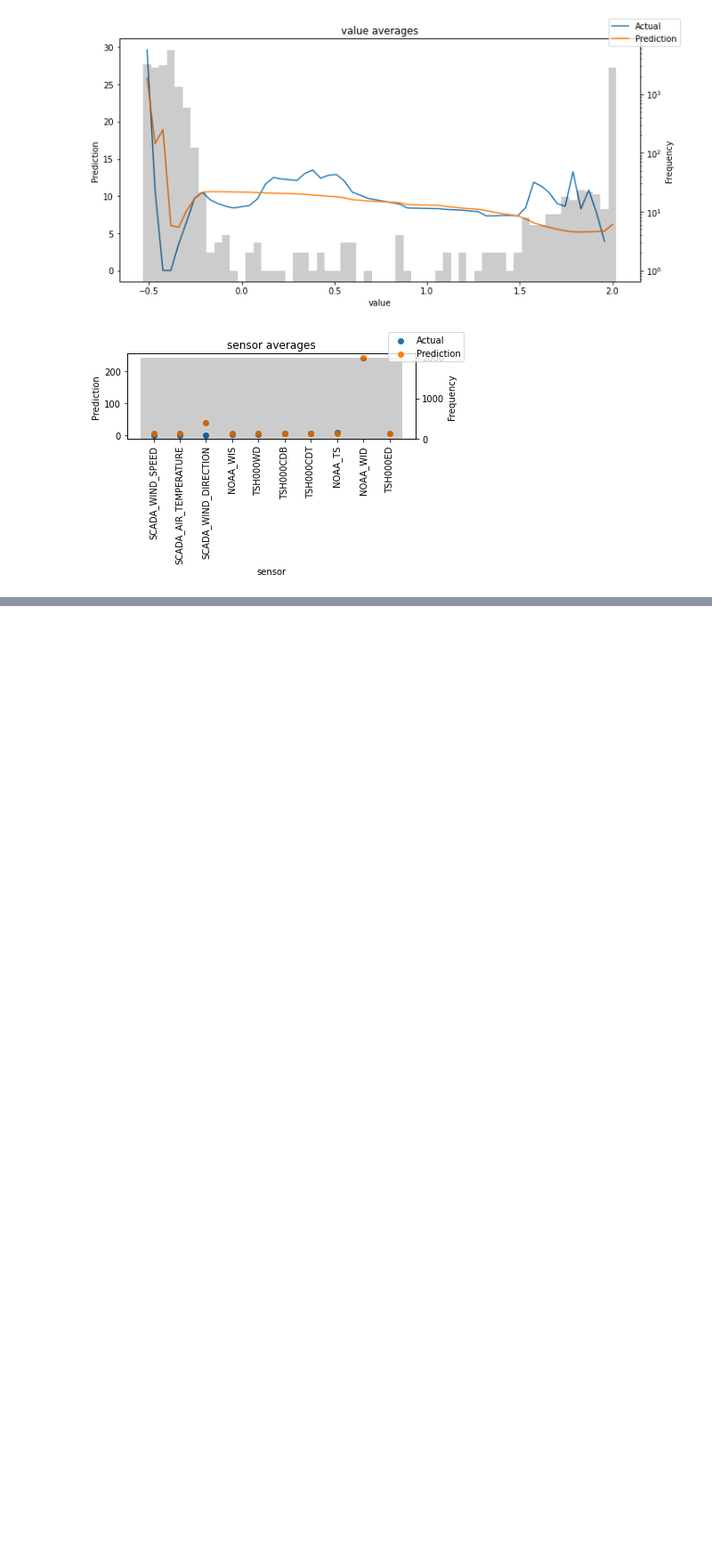
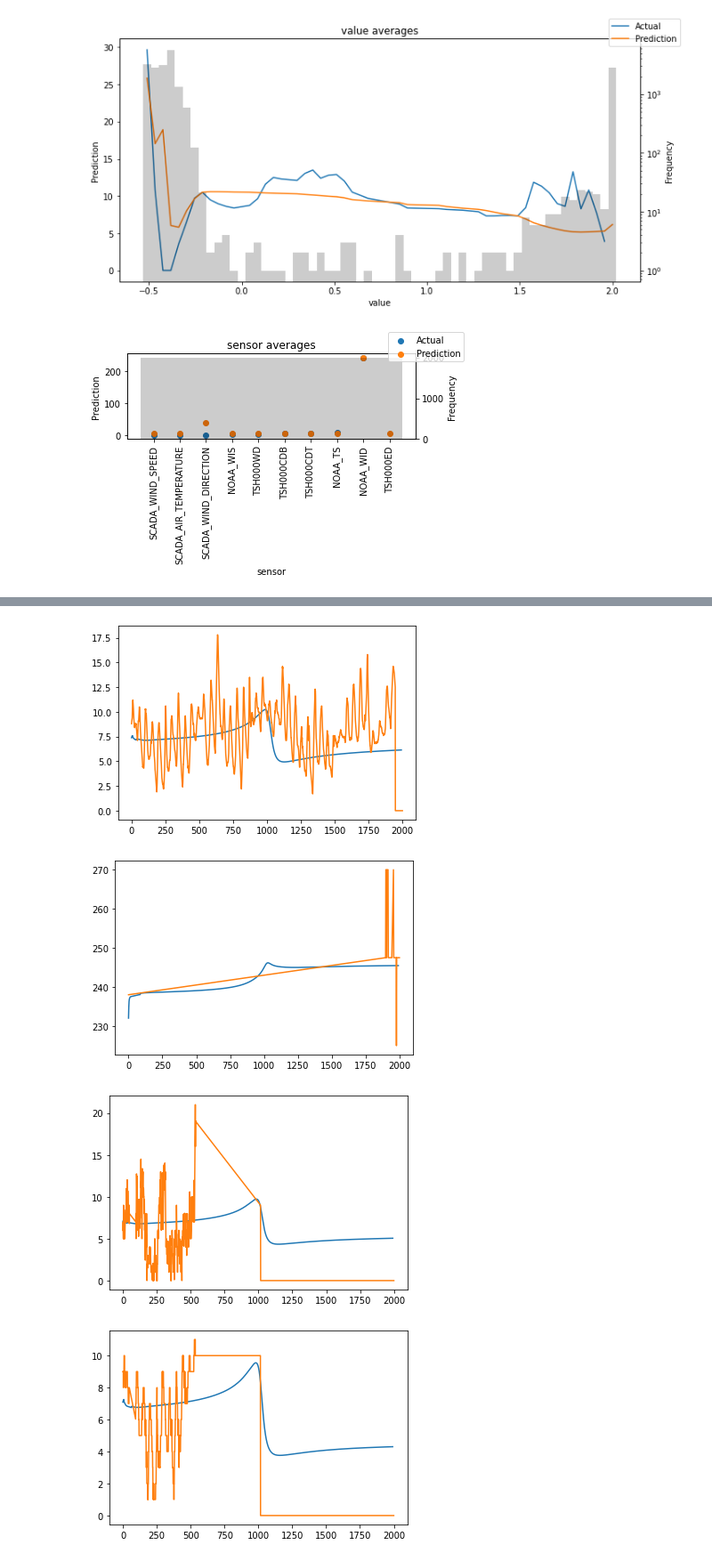
Before and after one commit to ChrisMott97/Structural-Health-Monitoring-Group-Project, a Jupyter notebook: time-series/ts_nn.ipynb, the cells around one changed output, grey strips where cells are left out. Shown at 89% size. Cells and saved outputs as stored; diff of their text form; code cells hidden in the pictures; blank space fills up the shorter version.

Commit message:
ts_nn anomaly detection

```diff
--- a/time-series/ts_nn.ipynb
+++ b/time-series/ts_nn.ipynb
@@ -295,8 +237,12 @@ actuals = torch.cat([y[0] for x, y in iter(val_dataloader)])
 predictions = best_tft.predict(val_dataloader)
 #(actuals - predictions).abs().mean()
 # %%
-# Raw predictions are a dictionary from which all kind of information including quantiles can be extracted
-# This is the only function that needs to be ran if you don't want to update the training, simply enter the data in the best_tft.predict method replacing val_dataloader
+# This is the only time series function that needs to be ran if you don't want to update the training
+# Creates the data set to run the prediction on using all the most recent data from the external database
+# Sets up the initial parameters
+max_prediction_length = int(len(ts_data)*0.4) # 60% training, 40% testing. Feel free to change this ratio if results are not as expected
+max_encoder_length = 16
+training_cutoff = ts_data["id"].max() - max_prediction_length
 validation = TimeSeriesDataSet(
     ts_data, # No lambda function to select all data
     time_idx="time_idx",
@@ -313,15 +259,22 @@ validation = TimeSeriesDataSet(
     time_varying_unknown_reals=["value"],
     allow_missing_timesteps=False # Set to False as time_idx increases steadily, if this function is edited and time_idx no longer increases steadily must be set to True
 )
+# Creates all neccesary functions with the new dataset and best prediction model
+batch_size = 8  # higher values increase accuracy at cost of CUDA memory
 val_dataloader = validation.to_dataloader(train=False, batch_size=batch_size * 10, num_workers=0)
 torch.cuda.empty_cache()
+
+# Opens the saved prediction model
 try:
     with open("ts_model.pkl", "rb") as fout:
         best_tft = pickle.load(fout)
 except:
     print("No model found")
+
+# Raw predictions here are a dictionary from which all kind of information including quantiles can be extracted
 raw_predictions, x = best_tft.predict(val_dataloader, mode="raw", return_x=True)
 
+#Prints the graphs of predictions vs actual values
 for idx in range(len(active_sensors)):  # plot 10 examples
     best_tft.plot_prediction(x, raw_predictions, idx=idx, add_loss_to_title=True)
 # %% [output]
@@ -390,0 +307,40 @@ for i in all_vals:
+# %%
+# Gathers predictions and actual values in a format that can be used for anomaly detection
+raw_predictions = best_tft.predict(val_dataloader, mode="prediction")
+all_preds = []
+for i in raw_predictions:
+    preds = i.tolist()
+    all_preds.append(preds)
+all_vals = []
+active_sensors = list(active_sensors)
+for j in active_sensors:
+    vals = ts_data.loc[ts_data["sensor"] == j]
+    tmp = []
+    for i in vals["value"]:
+        tmp.append(i)
+    all_vals.append(tmp)
+
+# As the order of predictions doesn't match the order of sensors, runs a quick calculation to match the prediction to its closest value mapping
+pred_val_index = []
+for i in all_preds:
+    min_diff = np.inf
+    index = None
+    for j in all_vals:
+        if abs(sum(i) - sum(j)) < min_diff:
+            if all_vals.index(j) not in pred_val_index:
+                min_diff = abs(sum(i) - sum(j))
+                index = all_vals.index(j)
+    pred_val_index.append(index)
+all_vals[:] = [all_vals[i] for i in pred_val_index]
+active_sensors[:] = [active_sensors[i] for i in pred_val_index]
+
+# Plots the predictions vs actual values only using their raw values
+for i in range(len(all_preds)):
+    plt.figure()
+    plt.plot(all_preds[i])
+    plt.plot(all_vals[i])
+# %% [output]
+[figure, added]
+[figure, added]
+[figure, added]
+[figure, added]
```
Also changed, not shown: parts of 14 cells of this notebook.
